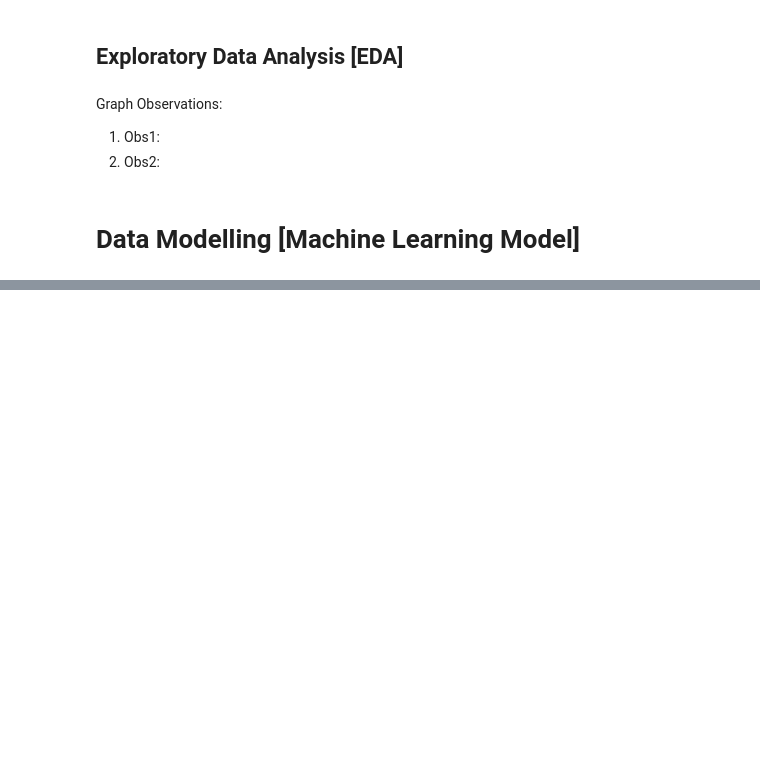
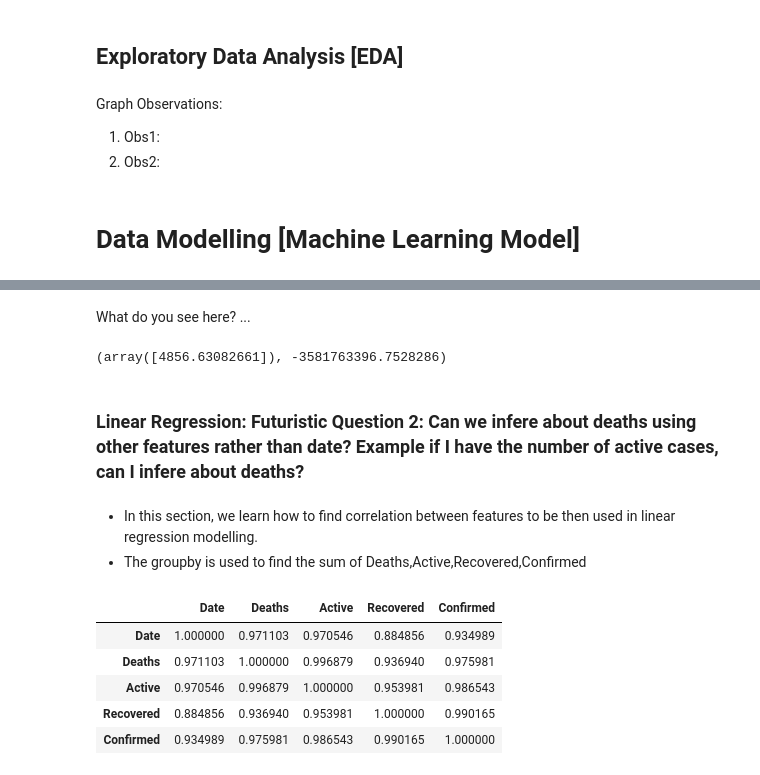
Before and after one commit to AIBabyTeaching/MACHINE-LEARNING-SEPT-2024, a Jupyter notebook: ALL_WEEKS - Student.ipynb, the cells around one changed output, grey strips where cells are left out. Saved outputs shown, nothing was run; the diff lists cells and outputs as text; code cells hidden in the pictures; blank space fills up the shorter version.

```diff
--- a/ALL_WEEKS - Student.ipynb
+++ b/ALL_WEEKS - Student.ipynb
@@ -136,0 +260,11 @@ Graph Observations:
+# %% [markdown]
+What do you see here? ...
+# %%
+model.coef_,model.intercept_
+# %% [output]
+(array([4856.63082661]), -3581763396.7528286)
+# %% [markdown]
+### Linear Regression: Futuristic Question 2: Can we infere about deaths using other features rather than date? Example if I have the number of active cases, can I infere about deaths?
+# %% [markdown]
+- In this section, we learn how to find correlation between features to be then used in linear regression modelling.
+- The groupby is used to find the sum of Deaths,Active,Recovered,Confirmed
@@ -136,0 +273,9 @@ Graph Observations:
+# %%
+... # Get correlation of AGG
+# %% [output]
+|  | Date | Deaths | Active | Recovered | Confirmed |
+| Date | 1.000000 | 0.971103 | 0.970546 | 0.884856 | 0.934989 |
+| Deaths | 0.971103 | 1.000000 | 0.996879 | 0.936940 | 0.975981 |
+| Active | 0.970546 | 0.996879 | 1.000000 | 0.953981 | 0.986543 |
+| Recovered | 0.884856 | 0.936940 | 0.953981 | 1.000000 | 0.990165 |
+| Confirmed | 0.934989 | 0.975981 | 0.986543 | 0.990165 | 1.000000 |
```
Also changed, not shown: parts of 23 cells of this notebook.
